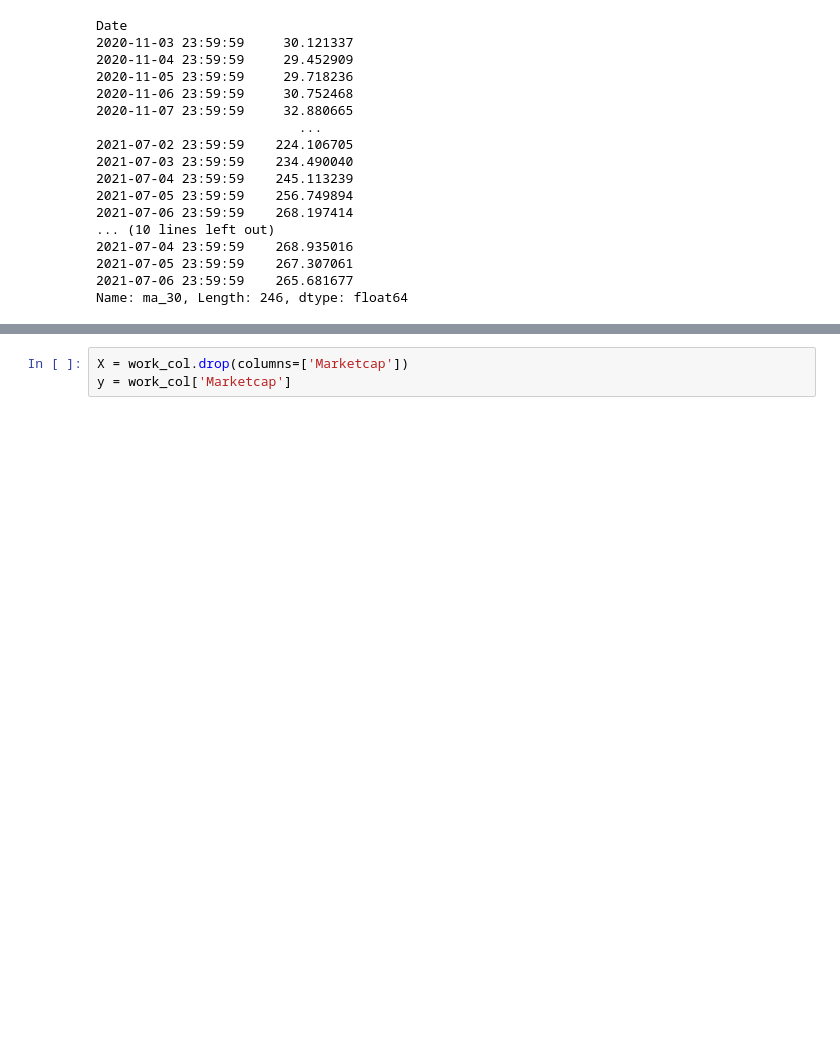
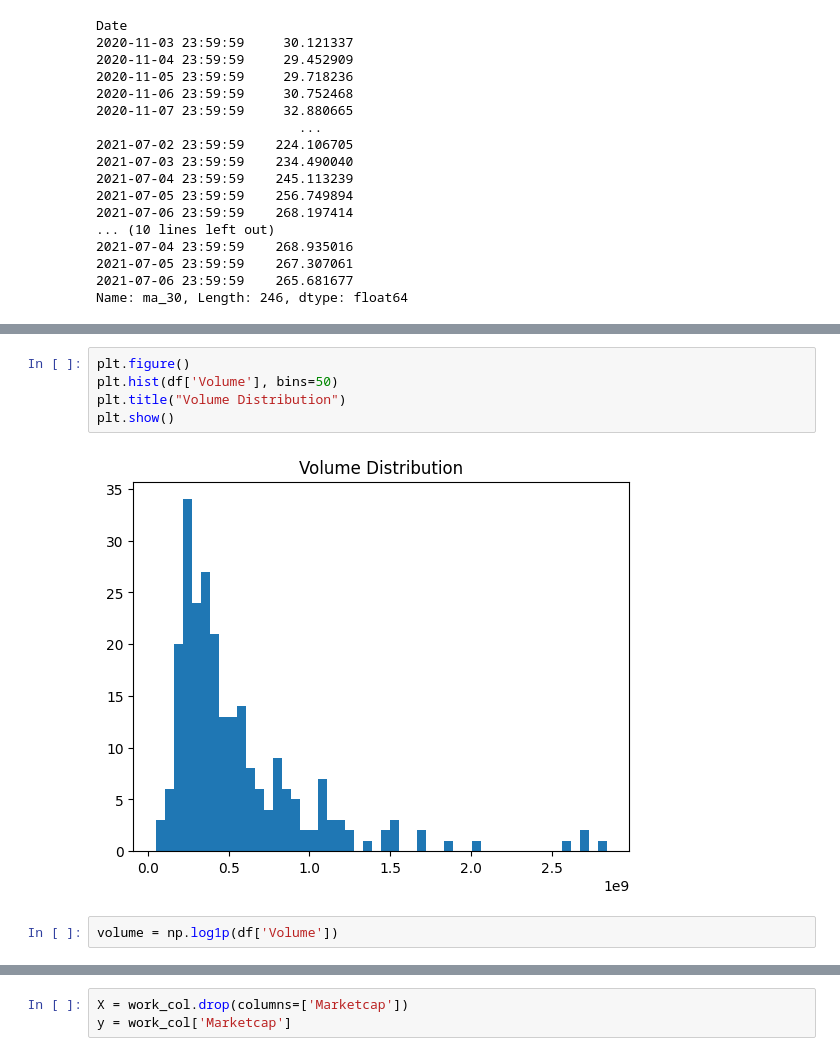
Before and after one commit to Prachi-kushwaha/deeplearning-models-from-scratch, a Jupyter notebook: lstm_from_scratch_mineipynb.ipynb, the cells around one changed output, grey strips where cells are left out. Drawn from its saved outputs; the diff is of its cells as text; blank space fills up the shorter version.

```diff
--- a/lstm_from_scratch_mineipynb.ipynb
+++ b/lstm_from_scratch_mineipynb.ipynb
@@ -127,0 +131,9 @@ plt.show()
+# %%
+plt.figure()
+plt.hist(df['Volume'], bins=50)
+plt.title("Volume Distribution")
+plt.show()
+# %% [output]
+[figure, added]
+# %%
+volume = np.log1p(df['Volume'])
```
Also changed, not shown: parts of 17 cells of this notebook.
